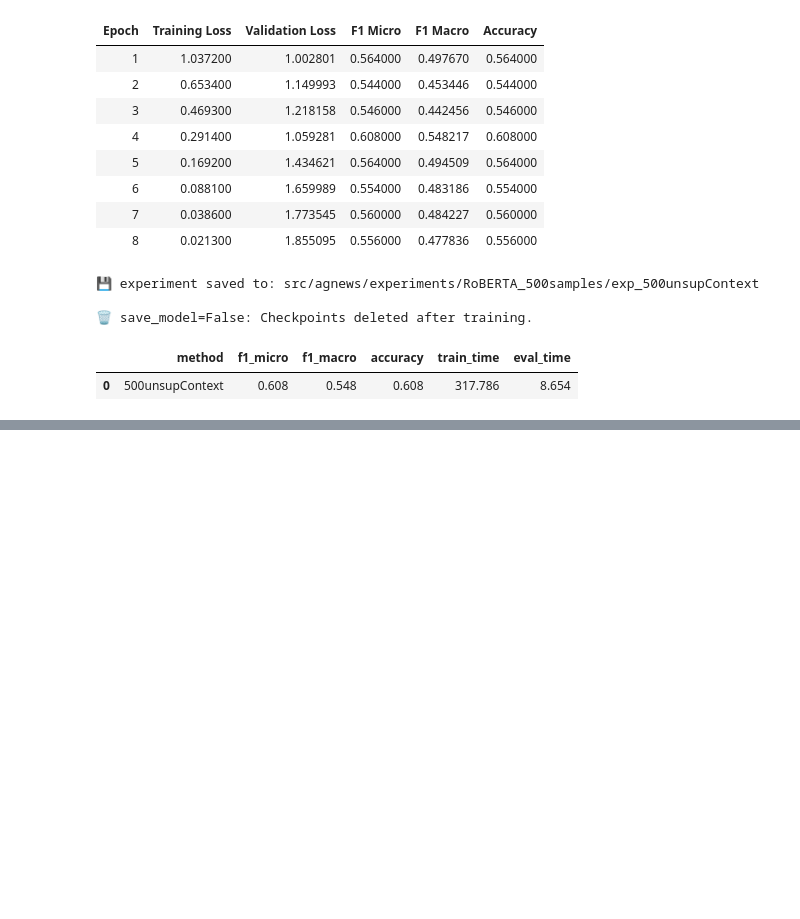
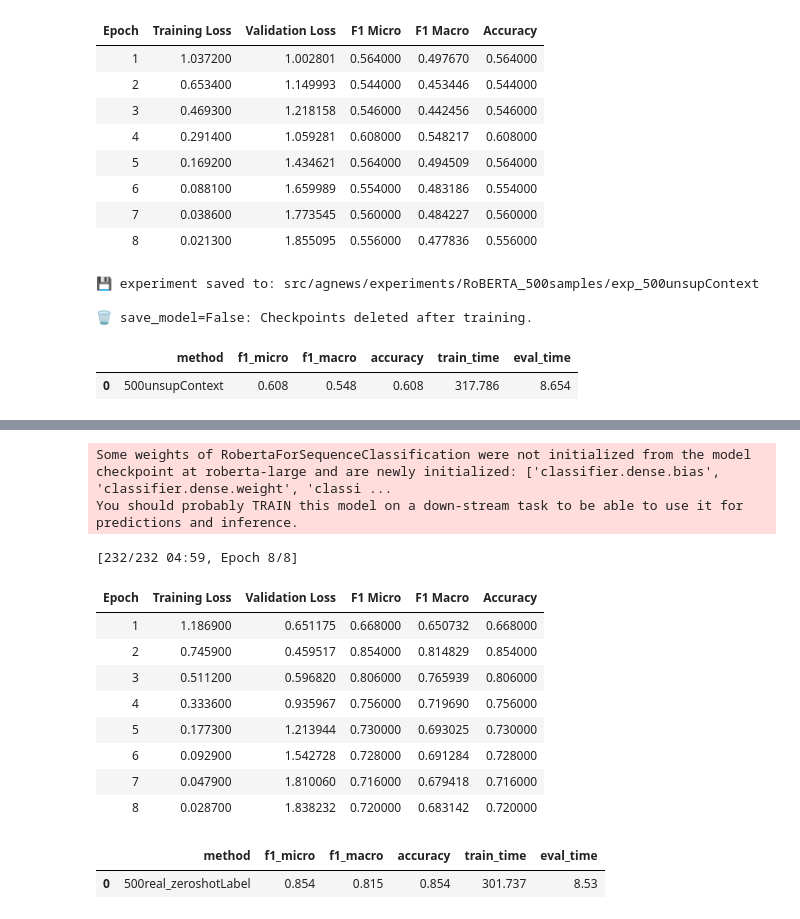
Before and after one commit to AlessandroGhiotto/thesis-nlp, a Jupyter notebook: src/agnews/multiclassRoBERTA_agnews.ipynb, the cells around one changed output, grey strips where cells are left out. Drawn from its saved outputs; the diff is of its cells as text; code cells hidden in the pictures; blank space fills up the shorter version.

```diff
--- a/src/agnews/multiclassRoBERTA_agnews.ipynb
+++ b/src/agnews/multiclassRoBERTA_agnews.ipynb
@@ -371,0 +373,17 @@ print(results)
+# %%
+data = "./src/agnews/experiments/fewshotCasualLM_500samples/fewshot_llama2_zeroshot.csv"
+zeroshot_df = pd.read_csv(data)
+display(zeroshot_df.head())
+print("accuracy:", round(sum(zeroshot_df['label'] == zeroshot_df['predicted_label']) / len(zeroshot_df), 3))
+
+
+# keep only the labels that are allowed
+labels = zeroshot_df['label'].unique()
+zeroshot_df = zeroshot_df[zeroshot_df["predicted_label"].isin(labels)].reset_index(drop=True)
+print("new accuracy:", round(sum(zeroshot_df['label'] == zeroshot_df['predicted_label']) / len(zeroshot_df), 3))
+
+# set the predicted label as the real label for training
+zeroshot_df['label'] = zeroshot_df["predicted_label"]
+zeroshot_df = zeroshot_df.drop(columns=["predicted_label"])
+
+print("number of samples:", zeroshot_df.shape[0])
@@ -371,0 +400,28 @@ print(results)
+# %%
+name = "exp_500real_zeroshotLabel"
+config = base_config.copy()
+# the data is real, but the labels are predicted in zero-shot setting
+config["real_df"] = zeroshot_df
+config["synth_df"] = None
+config["synth_ratio"] = 0.0
+config["output_dir"] = os.path.join(FOLDER_DIR, name)
+config["generation_method"] = "real data with zero-shot labels"
+config["save_dataset"] = False
+
+train_details = main_multiclassRoBERTA(**config)
+results.append(get_results(train_details))
+# %% [output]
+Some weights of RobertaForSequenceClassification were not initialized from the model checkpoint at roberta-large and are newly initialized: ['classifier.dense.bias', 'classifier.dense.weight', 'classi ...
+You should probably TRAIN this model on a down-stream task to be able to use it for predictions and inference.
+[232/232 04:59, Epoch 8/8]
+| Epoch | Training Loss | Validation Loss | F1 Micro | F1 Macro | Accuracy |
+| 1 | 1.186900 | 0.651175 | 0.668000 | 0.650732 | 0.668000 |
+| 2 | 0.745900 | 0.459517 | 0.854000 | 0.814829 | 0.854000 |
+| 3 | 0.511200 | 0.596820 | 0.806000 | 0.765939 | 0.806000 |
+| 4 | 0.333600 | 0.935967 | 0.756000 | 0.719690 | 0.756000 |
+| 5 | 0.177300 | 1.213944 | 0.730000 | 0.693025 | 0.730000 |
+| 6 | 0.092900 | 1.542728 | 0.728000 | 0.691284 | 0.728000 |
+| 7 | 0.047900 | 1.810060 | 0.716000 | 0.679418 | 0.716000 |
+| 8 | 0.028700 | 1.838232 | 0.720000 | 0.683142 | 0.720000 |
+|  | method | f1_micro | f1_macro | accuracy | train_time | eval_time |
+| 0 | 500real_zeroshotLabel | 0.854 | 0.815 | 0.854 | 301.737 | 8.53 |
```
Also changed, not shown: parts of 3 cells of this notebook, 8 other files.
